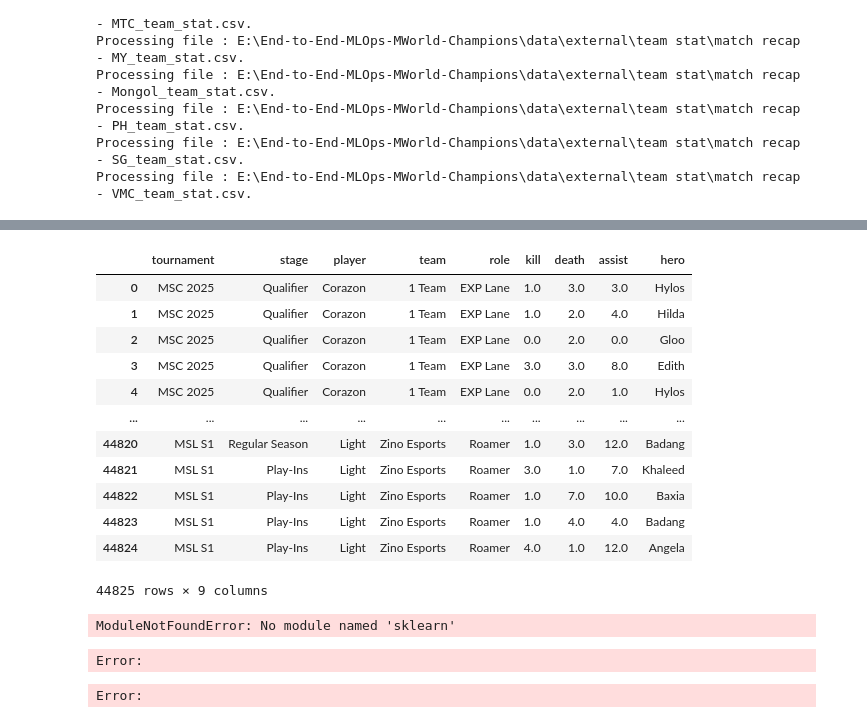
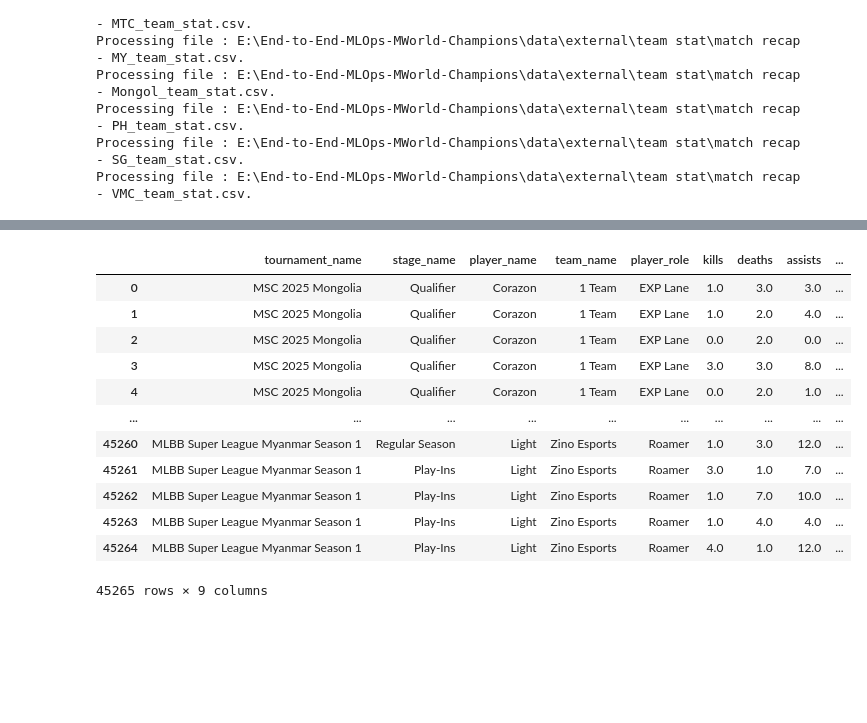
Before and after one commit to imkhlst/End-to-End-MLOps-MWorld-Champions, a Jupyter notebook: notebooks/data_processing.ipynb, the cells around one changed output, grey strips where cells are left out. Drawn from its saved outputs; the diff is of its cells as text; code cells hidden in the pictures; blank space fills up the shorter version.

Commit message:
Data processing notebook added.

```diff
--- a/notebooks/data_processing.ipynb
+++ b/notebooks/data_processing.ipynb
@@ -22,7 +63,7 @@ for file in file_path:
 
     print(f"Processing file : {file}.")
     data = data.drop(labels=["ID"], axis=1)
-    data = data.dropna(axis=0)
+    data = data.dropna(subset=["date"])
     df.append(data)
 # %% [output]
 Processing file : E:\End-to-End-MLOps-MWorld-Champions\data\external\team stat\match recap - ESL_team_stat.csv.
@@ -109,19 +214,28 @@ Processing file : E:\End-to-End-MLOps-MWorld-Champions\data\external\player stat
 # %%
-df = pd.concat(df1, ignore_index=True)
-df = df.rename(columns={"role ": "role"}).sort_values(by=["role", "team"], ascending=True, ignore_index=True)
+df = df.rename(columns={
+    "tournament": "tournament_name",
+    "stage": "stage_name",
+    "player": "player_name",
+    "team": "team_name",
+    "role": "player_role",
+    "kill": "kills",
+    "death": "deaths",
+    "assist": "assists",
+    "hero": 'hero_name'
+    }).sort_values(by=["player_role", "team_name"], ascending=True, ignore_index=True)
 df
 # %% [output]
-|  | tournament | stage | player | team | role | kill | death | assist | hero |
-| 0 | MSC 2025 | Qualifier | Corazon | 1 Team | EXP Lane | 1.0 | 3.0 | 3.0 | Hylos |
-| 1 | MSC 2025 | Qualifier | Corazon | 1 Team | EXP Lane | 1.0 | 2.0 | 4.0 | Hilda |
-| 2 | MSC 2025 | Qualifier | Corazon | 1 Team | EXP Lane | 0.0 | 2.0 | 0.0 | Gloo |
-| 3 | MSC 2025 | Qualifier | Corazon | 1 Team | EXP Lane | 3.0 | 3.0 | 8.0 | Edith |
-| 4 | MSC 2025 | Qualifier | Corazon | 1 Team | EXP Lane | 0.0 | 2.0 | 1.0 | Hylos |
+|  | tournament_name | stage_name | player_name | team_name | player_role | kills | deaths | assists | ... |
+| 0 | MSC 2025 Mongolia | Qualifier | Corazon | 1 Team | EXP Lane | 1.0 | 3.0 | 3.0 | ... |
+| 1 | MSC 2025 Mongolia | Qualifier | Corazon | 1 Team | EXP Lane | 1.0 | 2.0 | 4.0 | ... |
+| 2 | MSC 2025 Mongolia | Qualifier | Corazon | 1 Team | EXP Lane | 0.0 | 2.0 | 0.0 | ... |
+| 3 | MSC 2025 Mongolia | Qualifier | Corazon | 1 Team | EXP Lane | 3.0 | 3.0 | 8.0 | ... |
+| 4 | MSC 2025 Mongolia | Qualifier | Corazon | 1 Team | EXP Lane | 0.0 | 2.0 | 1.0 | ... |
 | ... | ... | ... | ... | ... | ... | ... | ... | ... | ... |
-| 44820 | MSL S1 | Regular Season | Light | Zino Esports | Roamer | 1.0 | 3.0 | 12.0 | Badang |
-| 44821 | MSL S1 | Play-Ins | Light | Zino Esports | Roamer | 3.0 | 1.0 | 7.0 | Khaleed |
-| 44822 | MSL S1 | Play-Ins | Light | Zino Esports | Roamer | 1.0 | 7.0 | 10.0 | Baxia |
-| 44823 | MSL S1 | Play-Ins | Light | Zino Esports | Roamer | 1.0 | 4.0 | 4.0 | Badang |
-| 44824 | MSL S1 | Play-Ins | Light | Zino Esports | Roamer | 4.0 | 1.0 | 12.0 | Angela |
+| 45260 | MLBB Super League Myanmar Season 1 | Regular Season | Light | Zino Esports | Roamer | 1.0 | 3.0 | 12.0 | ... |
+| 45261 | MLBB Super League Myanmar Season 1 | Play-Ins | Light | Zino Esports | Roamer | 3.0 | 1.0 | 7.0 | ... |
+| 45262 | MLBB Super League Myanmar Season 1 | Play-Ins | Light | Zino Esports | Roamer | 1.0 | 7.0 | 10.0 | ... |
+| 45263 | MLBB Super League Myanmar Season 1 | Play-Ins | Light | Zino Esports | Roamer | 1.0 | 4.0 | 4.0 | ... |
+| 45264 | MLBB Super League Myanmar Season 1 | Play-Ins | Light | Zino Esports | Roamer | 4.0 | 1.0 | 12.0 | ... |
-44825 rows × 9 columns
+45265 rows × 9 columns
 # %%
@@ -215,18 +242,0 @@ CREATE TABLE IF NOT EXIST bans(
-# %%
-from sklearn.linear_model import LogisticRegression
-
-for role, df in groups:
-    x = df[["kill", "assist", "death"]]
-    y = df['win']
-
-    model = LogisticRegression(solver="liblinear")
-    model.fit(x, y)
-
-    coef = model.coef_[0]
-    print(role)
-    print(coef)
-    print(f"-"*50)
-# %% [output]
-ModuleNotFoundError: No module named 'sklearn'
-Error:
-Error:
```
Also changed, not shown: parts of 53 cells of this notebook.
